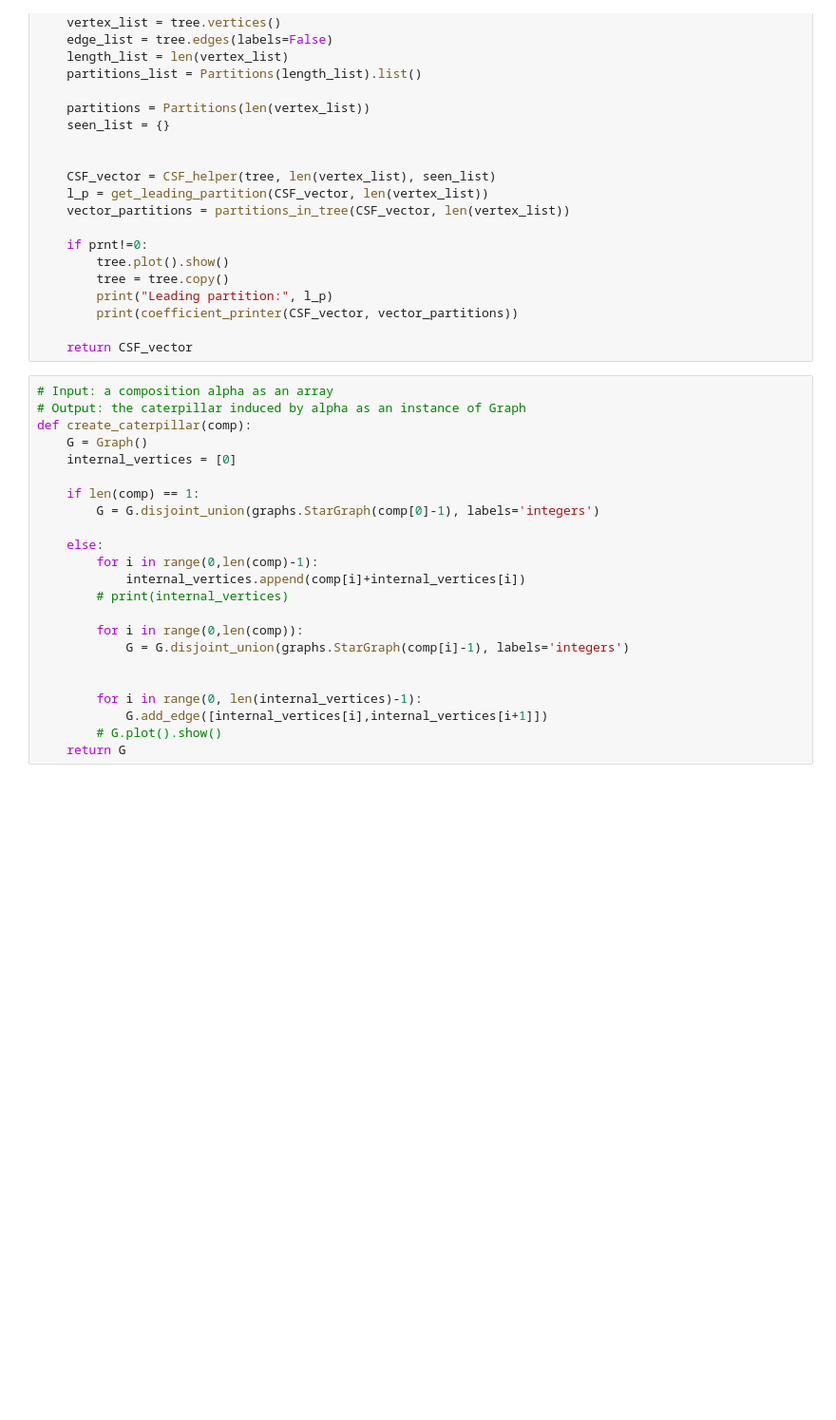
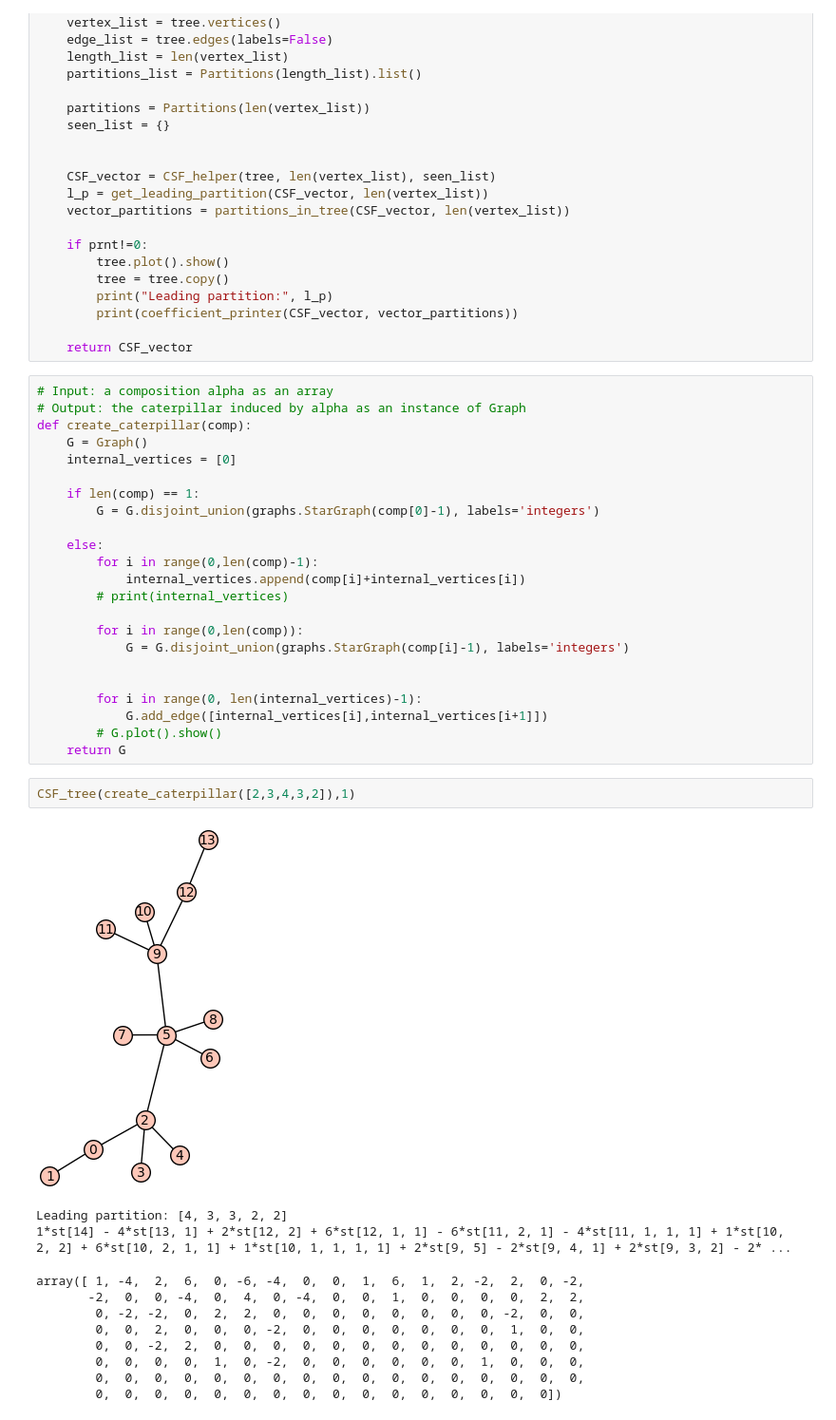
Before and after one commit to mariotomba/CSF-DNC, a Jupyter notebook: notebooks/DNCfundamentals.ipynb, the cells around one changed output. Shown at 95% size. Cells and saved outputs as stored; diff of their text form; blank space fills up the shorter version.

```diff
--- a/notebooks/DNCfundamentals.ipynb
+++ b/notebooks/DNCfundamentals.ipynb
@@ -306,3 +306,17 @@ def create_caterpillar(comp):
             G.add_edge([internal_vertices[i],internal_vertices[i+1]])
         # G.plot().show()
     return G
+# %%
+CSF_tree(create_caterpillar([2,3,4,3,2]),1)
+# %% [output]
+[figure, added]
+Leading partition: [4, 3, 3, 2, 2]
+1*st[14] - 4*st[13, 1] + 2*st[12, 2] + 6*st[12, 1, 1] - 6*st[11, 2, 1] - 4*st[11, 1, 1, 1] + 1*st[10, 2, 2] + 6*st[10, 2, 1, 1] + 1*st[10, 1, 1, 1, 1] + 2*st[9, 5] - 2*st[9, 4, 1] + 2*st[9, 3, 2] - 2* ...
+array([ 1, -4,  2,  6,  0, -6, -4,  0,  0,  1,  6,  1,  2, -2,  2,  0, -2,
+       -2,  0,  0, -4,  0,  4,  0, -4,  0,  0,  1,  0,  0,  0,  0,  2,  2,
+        0, -2, -2,  0,  2,  2,  0,  0,  0,  0,  0,  0,  0,  0, -2,  0,  0,
+        0,  0,  2,  0,  0,  0, -2,  0,  0,  0,  0,  0,  0,  0,  1,  0,  0,
+        0,  0, -2,  2,  0,  0,  0,  0,  0,  0,  0,  0,  0,  0,  0,  0,  0,
+        0,  0,  0,  0,  1,  0, -2,  0,  0,  0,  0,  0,  0,  1,  0,  0,  0,
+        0,  0,  0,  0,  0,  0,  0,  0,  0,  0,  0,  0,  0,  0,  0,  0,  0,
+        0,  0,  0,  0,  0,  0,  0,  0,  0,  0,  0,  0,  0,  0,  0,  0])
```
Also changed, not shown: 1 other file.
